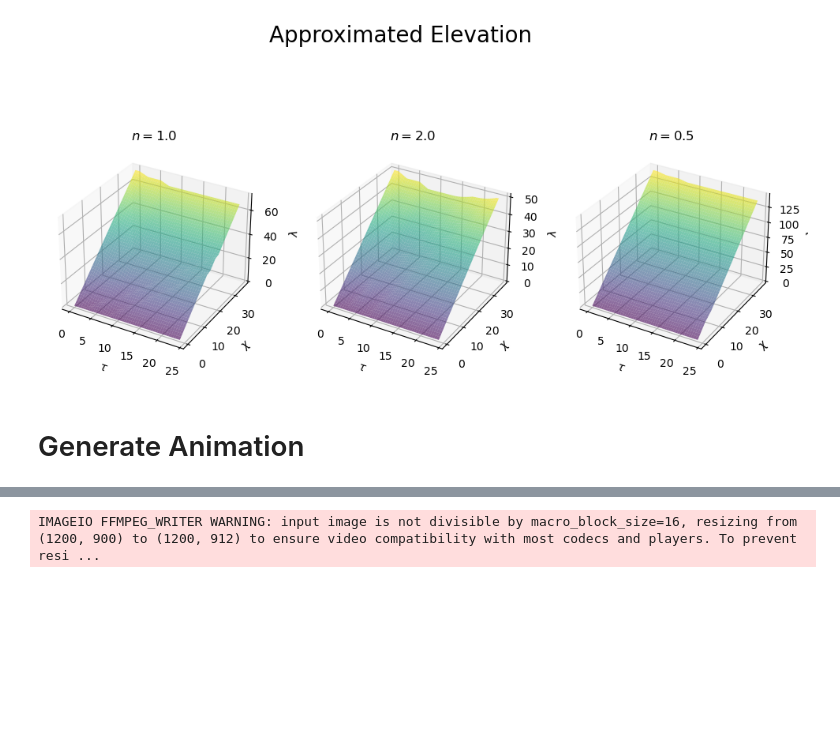
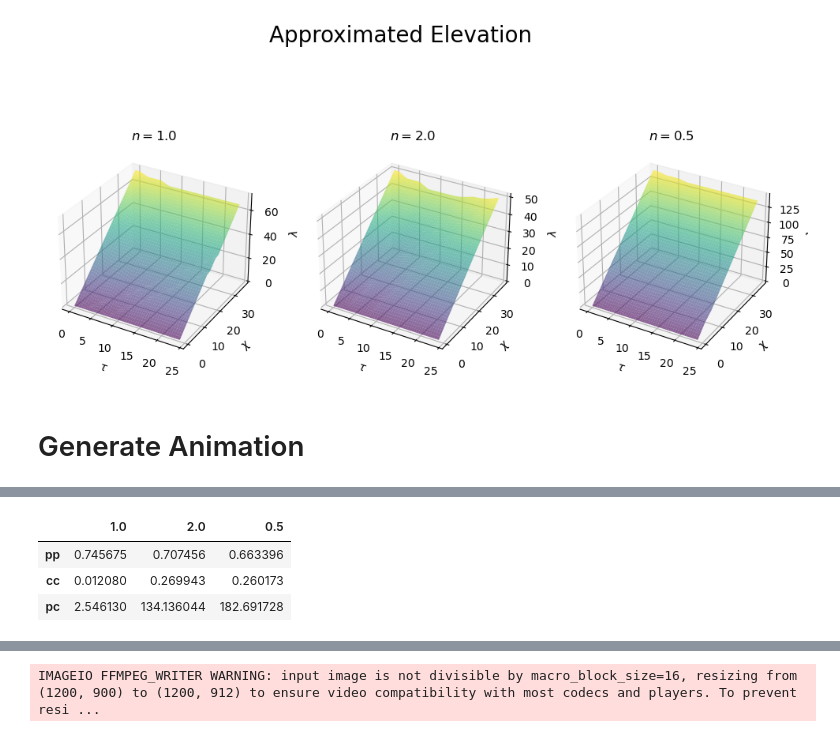
Before and after one commit to zimfv/river-profiles, a Jupyter notebook: notebooks/Slope Patches.ipynb, the cells around one changed output, grey strips where cells are left out. Drawn from its saved outputs; the diff is of its cells as text; code cells hidden in the pictures; blank space fills up the shorter version.

```diff
--- a/notebooks/Slope Patches.ipynb
+++ b/notebooks/Slope Patches.ipynb
@@ -1664,0 +1632,45 @@ generated and saved to path gifs/patches.mp4
+# %%
+patch_lam_spaces = np.array([slp.get_elevations_for_patches(tau_space, chi_space) for slp in slps])
+conect_lam_spaces = np.array([slp.get_neighbour_connections(tau_space, chi_space) for slp in slps])
+
+intersect_chi_lam = np.array([slp.get_neighbour_intersections(tau_space) for slp in slps])
+intersect_chi = intersect_chi_lam[:, 0]
+intersect_chi[intersect_chi > np.max(chi_space)] = np.nan # remove intersections, whic is out the frame
+intersect_lam = intersect_chi_lam[:, 1]
+
+left_chis = np.array([slp.get_lefts(tau_space) for slp in slps])
+right_chis = np.array([slp.get_rights(tau_space) for slp in slps])
+left_lams = np.array([slp.get_left_elevations(tau_space) for slp in slps])
+right_lams = np.array([slp.get_right_elevations(tau_space) for slp in slps])
+left_chis[left_chis > np.max(chi_space)] = np.nan
+right_chis[right_chis > np.max(chi_space)] = np.nan
+
+solution = np.array([slp.get_elevation(tau_space, chi_space) for slp in slps])
+
+intersect_time_table = {'pp': {}, 'cc': {}, 'pc': {}}
+matr_intersect_pp = []
+matr_intersect_cc = []
+matr_intersect_pc = []
+with tqdm(total=len(slps)*3, desc='Calculating Intersections') as pbar:
+    for slp in slps:
+        timer = time.perf_counter()
+        matr_intersect_pp.append(slp.get_intersection_matrices_of_patches(tau_space))
+        intersect_time_table['pp'].update({slp.n : time.perf_counter() - timer})
+        pbar.update()
+        timer = time.perf_counter()
+        matr_intersect_cc.append(slp.get_intersection_matrices_of_neighbour_connections(tau_space))
+        intersect_time_table['cc'].update({slp.n : time.perf_counter() - timer})
+        pbar.update()
+        timer = time.perf_counter()
+        matr_intersect_pc.append(slp.get_intersection_matrices_of_patches_and_stretch_zones(tau_space))
+        intersect_time_table['pc'].update({slp.n : time.perf_counter() - timer})
+        pbar.update()
+matr_intersect_pp = np.array(matr_intersect_pp)
+matr_intersect_cc = np.array(matr_intersect_cc)
+matr_intersect_pc = np.array(matr_intersect_pc)
+pd.DataFrame(intersect_time_table).transpose()
+# %% [output]
+|  | 1.0 | 2.0 | 0.5 |
+| pp | 0.745675 | 0.707456 | 0.663396 |
+| cc | 0.012080 | 0.269943 | 0.260173 |
+| pc | 2.546130 | 134.136044 | 182.691728 |
```
Also changed, not shown: parts of 24 cells of this notebook, 5 other files.
